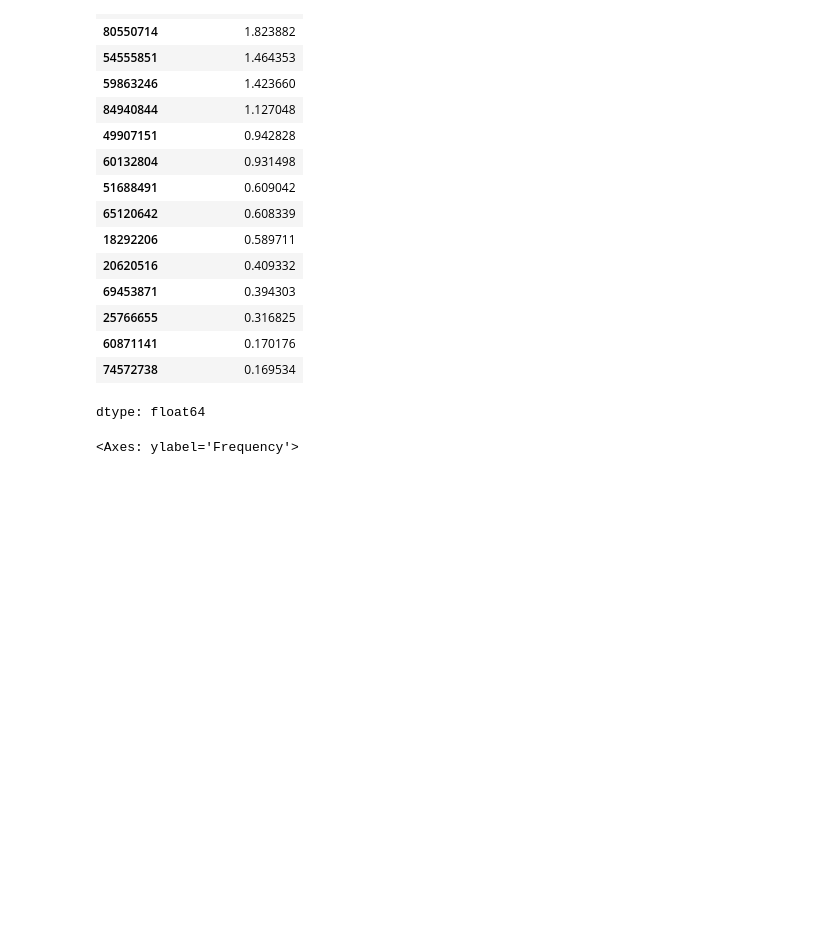
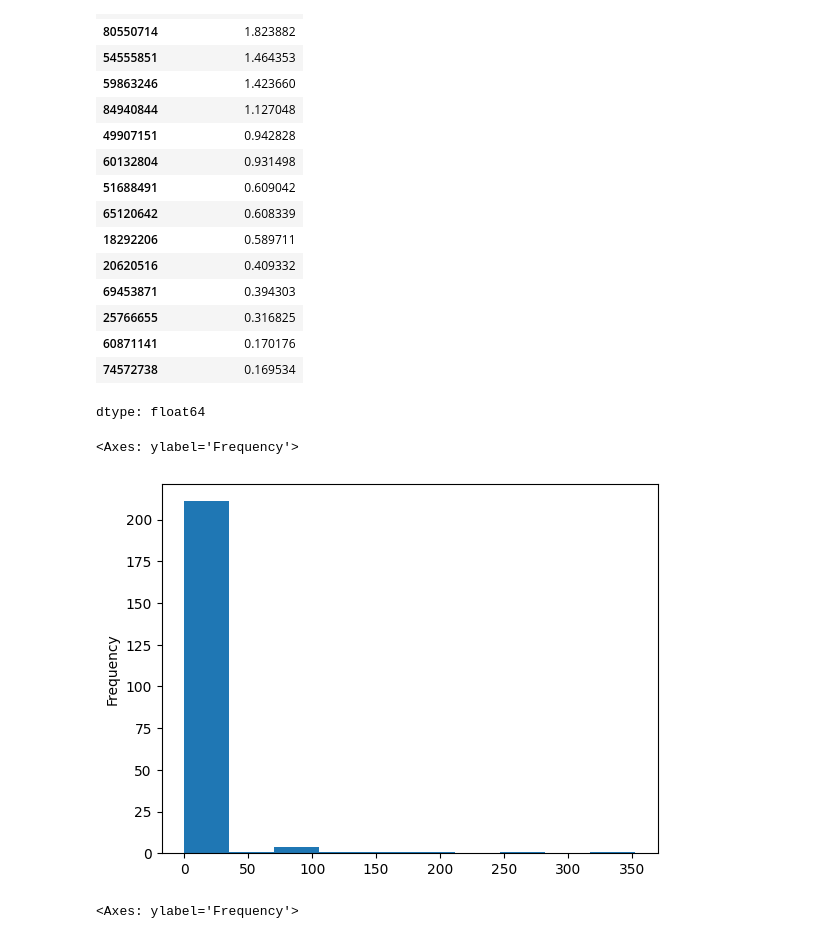
Before and after one commit to Ruks-7/WiDS-Global-Datathon-2026, a Jupyter notebook: WiDS_Datathon_2026_Version_4.ipynb, the cells around one changed output. Cells and saved outputs as stored; diff of their text form; code cells hidden in the pictures; blank space fills up the shorter version.

```diff
--- a/WiDS_Datathon_2026_Version_4.ipynb
+++ b/WiDS_Datathon_2026_Version_4.ipynb
@@ -521,6 +521,13 @@ np.log1p(df_train["area_growth_rel_0_5h"]).sort_values(ascending = False).head(1
 | 60871141 | 0.170176 |
 | 74572738 | 0.169534 |
 dtype: float64
+# %%
+df_train["radial_growth_rate_m_per_h"].plot(
+    kind = "hist"
+)
+# %% [output]
+<Axes: ylabel='Frequency'>
+[figure, added]
 # %%
 np.log1p(df_train["dist_min_ci_0_5h"]).plot(
     kind = "hist"
```
Also changed, not shown: parts of 6 cells of this notebook.
